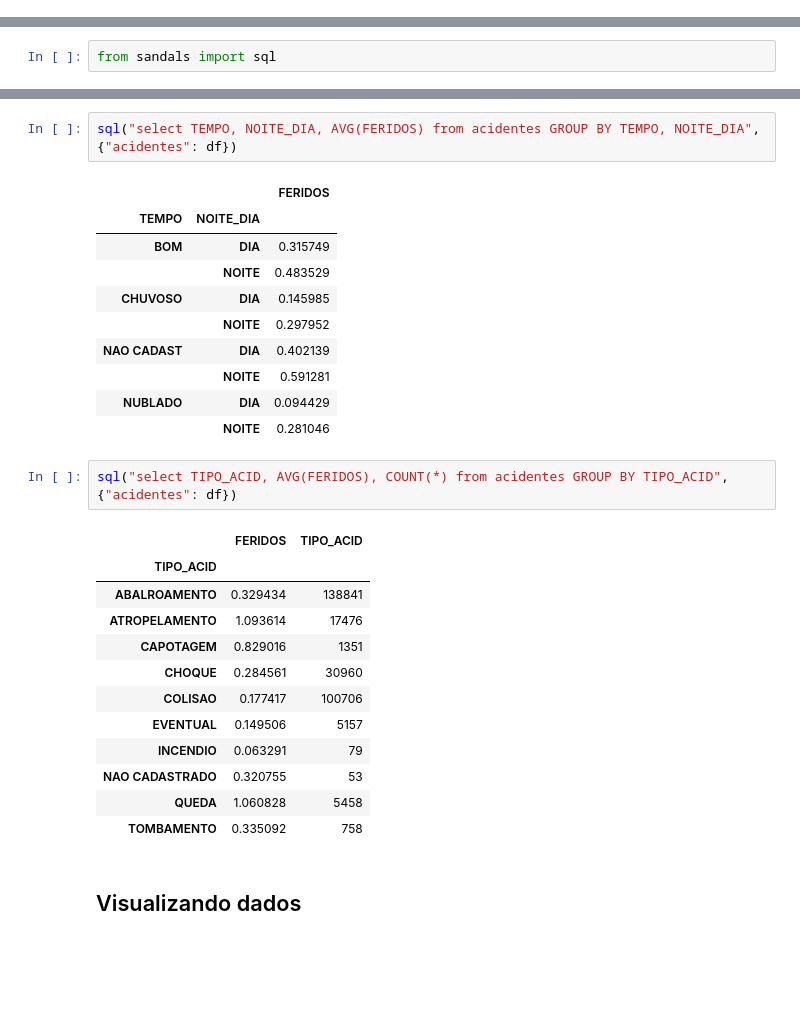
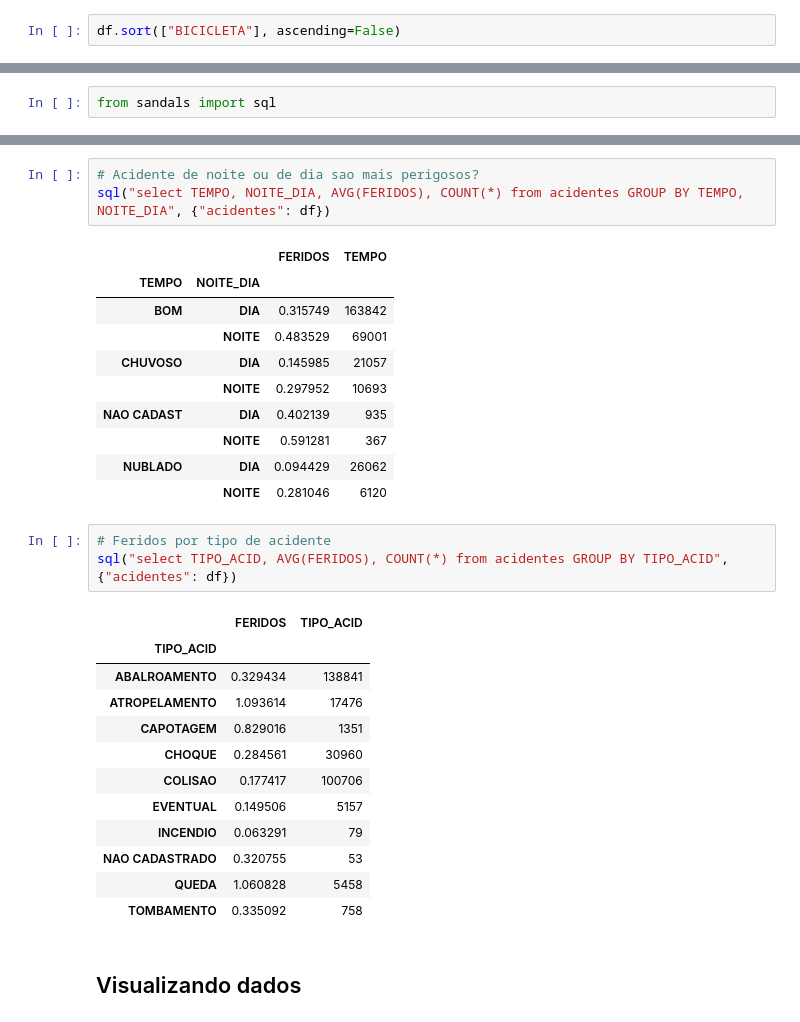
Before and after one commit to jbochi/python-data-science, a Jupyter notebook: data science.ipynb, the cells around one changed output, grey strips where cells are left out. Drawn from its saved outputs; the diff is of its cells as text; blank space fills up the shorter version.

```diff
--- a/data science.ipynb
+++ b/data science.ipynb
@@ -157,3 +158,5 @@ df["MORTES"].value_counts()
 -1         1
  4         1
 dtype: int64
+# %%
+df.sort(["BICICLETA"], ascending=False)
@@ -233,19 +257,21 @@ sql("""SELECT
 | 19901 | VDT DOM PEDRO I | AV BORGES DE MEDEIROS | 2002-11-24 01:50:00 | 0 | 3 | 0 |
 | 10387 | ESTR AFONSO LOURENCO MARIANTE | NaN | 2007-07-01 22:15:00 | 2 | 3 | 0 |
 # %%
-sql("select TEMPO, NOITE_DIA, AVG(FERIDOS) from acidentes GROUP BY TEMPO, NOITE_DIA", {"acidentes": df})
+# Acidente de noite ou de dia sao mais perigosos?
+sql("select TEMPO, NOITE_DIA, AVG(FERIDOS), COUNT(*) from acidentes GROUP BY TEMPO, NOITE_DIA", {"acidentes": df})
 # %% [output]
-|  |  | FERIDOS |
-| TEMPO | NOITE_DIA |  |
-| BOM | DIA | 0.315749 |
-|  | NOITE | 0.483529 |
-| CHUVOSO | DIA | 0.145985 |
-|  | NOITE | 0.297952 |
-| NAO CADAST | DIA | 0.402139 |
-|  | NOITE | 0.591281 |
-| NUBLADO | DIA | 0.094429 |
-|  | NOITE | 0.281046 |
+|  |  | FERIDOS | TEMPO |
+| TEMPO | NOITE_DIA |  |  |
+| BOM | DIA | 0.315749 | 163842 |
+|  | NOITE | 0.483529 | 69001 |
+| CHUVOSO | DIA | 0.145985 | 21057 |
+|  | NOITE | 0.297952 | 10693 |
+| NAO CADAST | DIA | 0.402139 | 935 |
+|  | NOITE | 0.591281 | 367 |
+| NUBLADO | DIA | 0.094429 | 26062 |
+|  | NOITE | 0.281046 | 6120 |
 # %%
+# Feridos por tipo de acidente
 sql("select TIPO_ACID, AVG(FERIDOS), COUNT(*) from acidentes GROUP BY TIPO_ACID", {"acidentes": df})
 # %% [output]
 |  | FERIDOS | TIPO_ACID |
```
Also changed, not shown: parts of 17 cells of this notebook.
